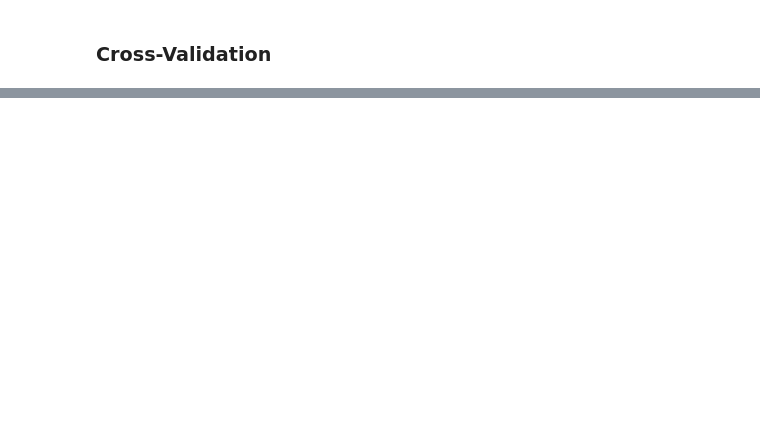
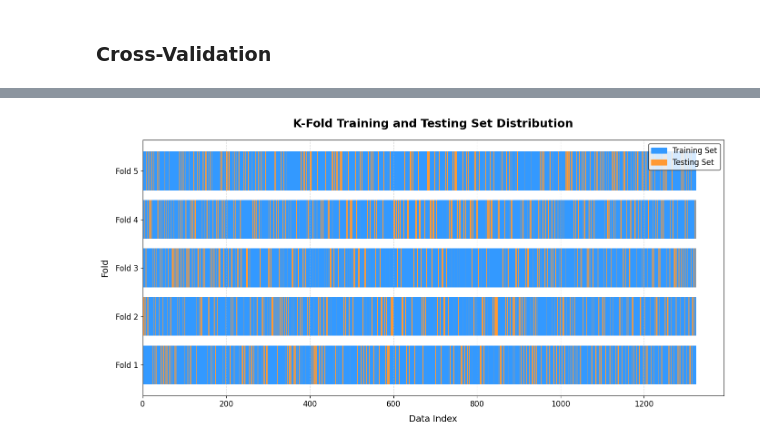
Before and after one commit to KyleZrey/SMCA, a Jupyter notebook: fusion_classification/simulParallel-Xie_MCA.ipynb, the cells around one changed output, grey strips where cells are left out. Drawn from its saved outputs; the diff is of its cells as text; code cells hidden in the pictures; blank space fills up the shorter version.

```diff
--- a/fusion_classification/simulParallel-Xie_MCA.ipynb
+++ b/fusion_classification/simulParallel-Xie_MCA.ipynb
@@ -936,10 +1057,18 @@ def cross_validate_model(
     print("Number of Epochs:", num_epochs)
     print("learning rate:", learning_rate)
 
+    # Visualization data structure
+    num_samples = len(dataset)
+    fold_data = np.zeros((num_folds, num_samples))  # Rows: folds, Columns: dataset samples
+
     # Perform K-Fold Cross-Validation
     for fold, (train_idx, val_idx) in enumerate(kf.split(dataset)):
         print("-" * 60)
         print(f"------------------------- Fold {fold + 1 }/{num_folds} -------------------------")
+
+        # Mark train and test samples for visualization
+        fold_data[fold, train_idx] = 1  # Training set
+        fold_data[fold, val_idx] = -1  # Testing set
 
         # Create data loaders for the train and validation sets
         train_sampler = torch.utils.data.SubsetRandomSampler(train_idx)
@@ -1033,9 +1162,6 @@ def cross_validate_model(
     print(f"Average Recall: {avg_recall:.4f}")
     print(f"Average F1 Score: {avg_f1_score:.4f}")
 
-    # Plot average loss curves across folds
-    plot_average_loss_curves(train_losses_folds, val_losses_folds)
-
     results_dict = {"Metrics": ["Loss", "Accuracy", "Precision", "Recall", "F1 Score"]}
     for i in range(num_folds):
         results_dict[f"Fold {i + 1}"] = [fold_losses[i], fold_accuracies[i], fold_precisions[i], fold_recalls[i], fold_f1_scores[i]]
@@ -1052,7 +1178,7 @@ def cross_validate_model(
     # Save results to .csv
     results_df.to_csv(output_file, index=False)
 
-    return results_df
+    return results_df, train_losses_folds, val_losses_folds, fold_data
 # %%
 # DenseLayer or FinalClassifier
 if isFinalClassifier:
@@ -1063,7 +1189,7 @@ else:
 output_dim = 768
 
 # Run k-fold cross-validation
-results_df = cross_validate_model(
+results_df, train_losses_folds, val_losses_folds, fold_data = cross_validate_model(
     dataset=full_dataset,
     model_class=SimultaneousParallel,
     dense_layer_class=dense_layer_class,
@@ -1078,0 +1348,4 @@ results_df = cross_validate_model(
+# %%
+visualize_kfold_distribution(fold_data, num_folds)
+# %% [output]
+[figure, added]
```
Also changed, not shown: parts of 13 cells of this notebook, 2 other files.
